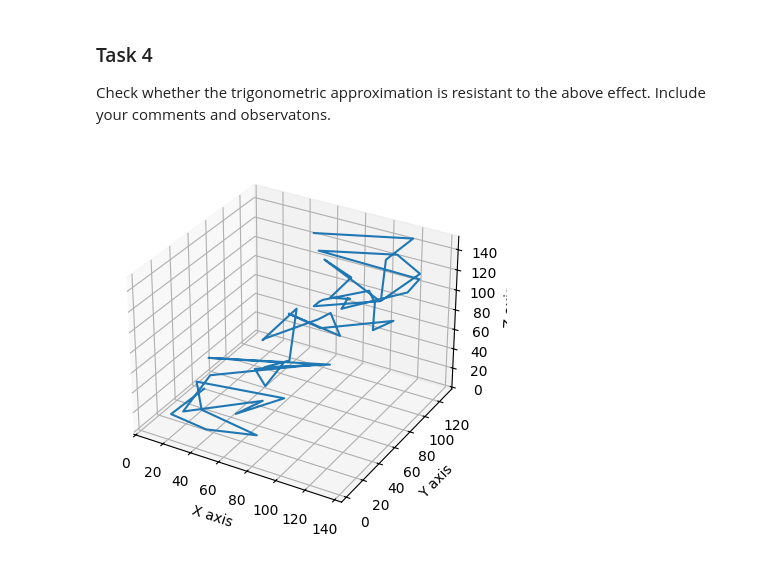
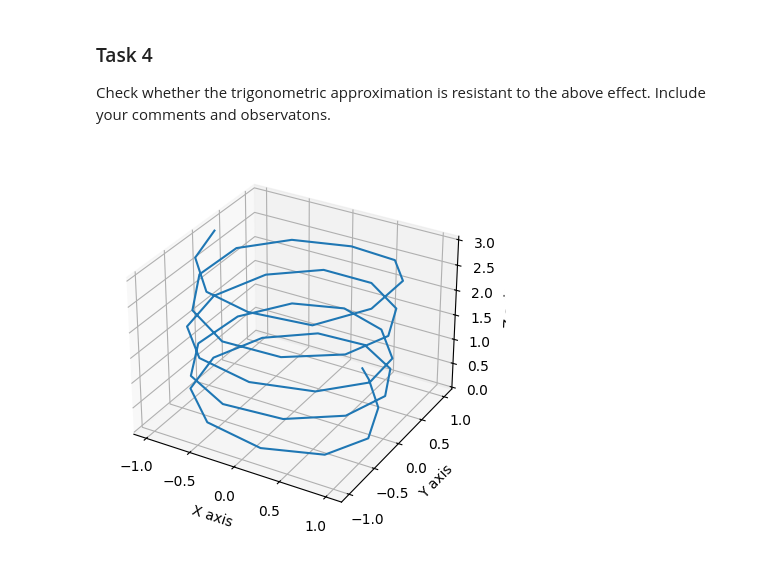
Before and after one commit to OskarPutz/Numerical-Methods, a Jupyter notebook: lab7/lab_NM_7.ipynb, the cells around one changed output. Drawn from its saved outputs; the diff is of its cells as text; code cells hidden in the pictures.

```diff
--- a/lab7/lab_NM_7.ipynb
+++ b/lab7/lab_NM_7.ipynb
@@ -107,6 +108,7 @@ x_coord2 = np.loadtxt('x_coord2.txt')
 y_coord2 = np.loadtxt('y_coord2.txt')
 z_coord2 = np.loadtxt('z_coord2.txt')
 time_vec2 = np.loadtxt('time2.txt')
+
 
 fig = plt.figure()
 ax = fig.add_subplot(111, projection='3d')
@@ -119,9 +121,11 @@ ax.set_zlabel('Z axis')
 
 plt.show()
 
-x_approx2, t22 = polynomial_approx(x_coord2, time_vec2)
-y_approx2, _ = polynomial_approx(y_coord2, time_vec2)
-z_approx2, _ = polynomial_approx(z_coord2, time_vec2)
+N = 20
+
+x_approx2, t22 = polynomial_approx(x_coord2, time_vec2, N)
+y_approx2, _ = polynomial_approx(y_coord2, time_vec2, N)
+z_approx2, _ = polynomial_approx(z_coord2, time_vec2, N)
 
 fig = plt.figure()
 ax = fig.add_subplot(111, projection='3d')
@@ -170,19 +174,20 @@ def aprox_tryg(time_vec, coord_vec, N):
     return x_aprox
 # %%
 # your code
-x_approx2_tryg = aprox_tryg(x_coord2, time_vec2, 50)
-y_approx2_tryg = aprox_tryg(y_coord2, time_vec2, 50)
-z_approx2_tryg = aprox_tryg(z_coord2, time_vec2, 50)
+N = 50
+x_approx2_tryg = aprox_tryg(time_vec2, x_coord2, N)
+y_approx2_tryg = aprox_tryg(time_vec2, y_coord2, N)
+z_approx2_tryg = aprox_tryg(time_vec2, z_coord2, N)
 
 fig = plt.figure()
 ax = fig.add_subplot(111, projection='3d')
 
 ax.plot3D(x_approx2_tryg, y_approx2_tryg, z_approx2_tryg, '-')
 
 ax.set_xlabel('X axis')
 ax.set_ylabel('Y axis')
 ax.set_zlabel('Z axis')
 
 plt.show()
 # %% [output]
-[figure, old version]
+[figure, new version]
```
Also changed, not shown: parts of 3 cells of this notebook.
